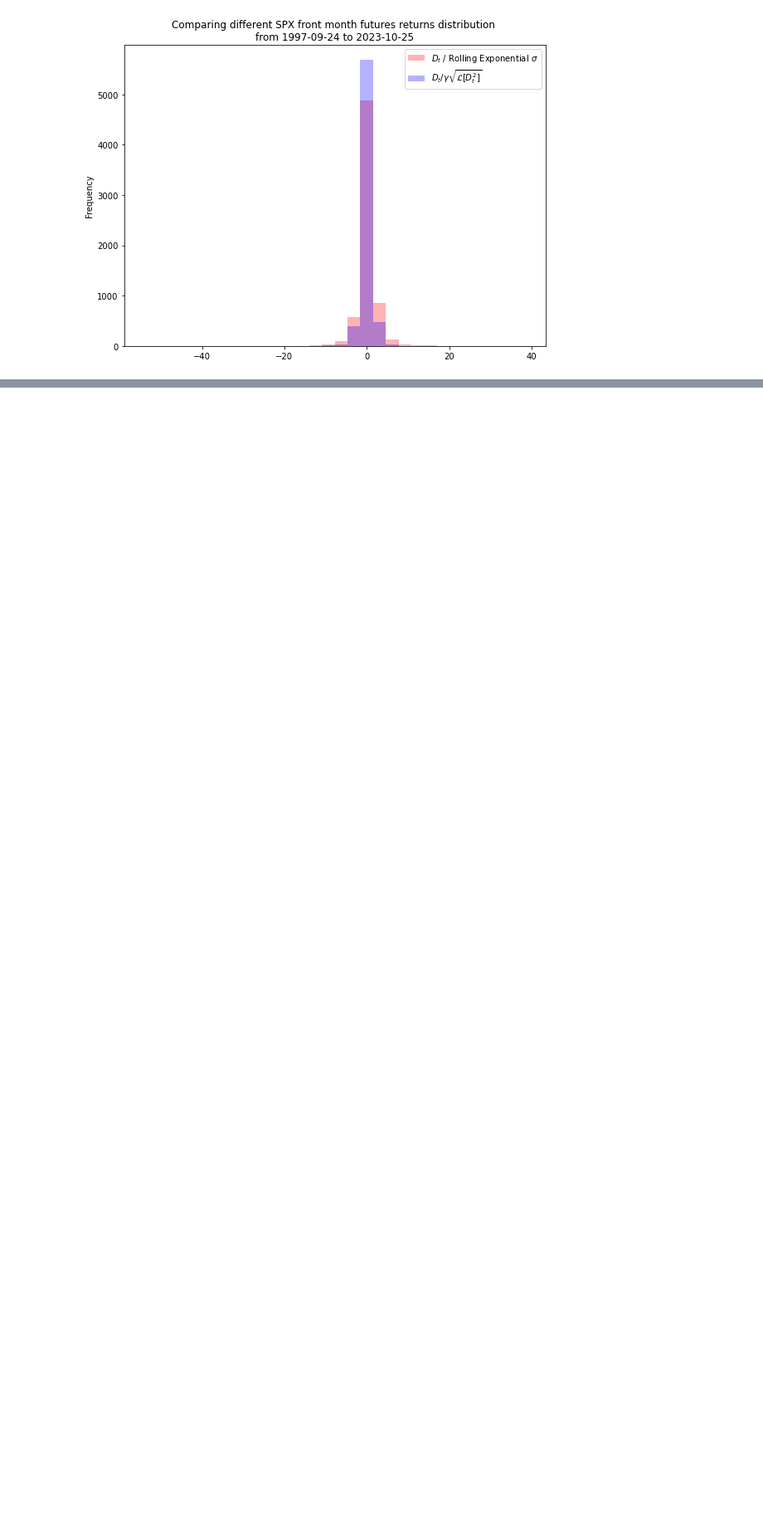
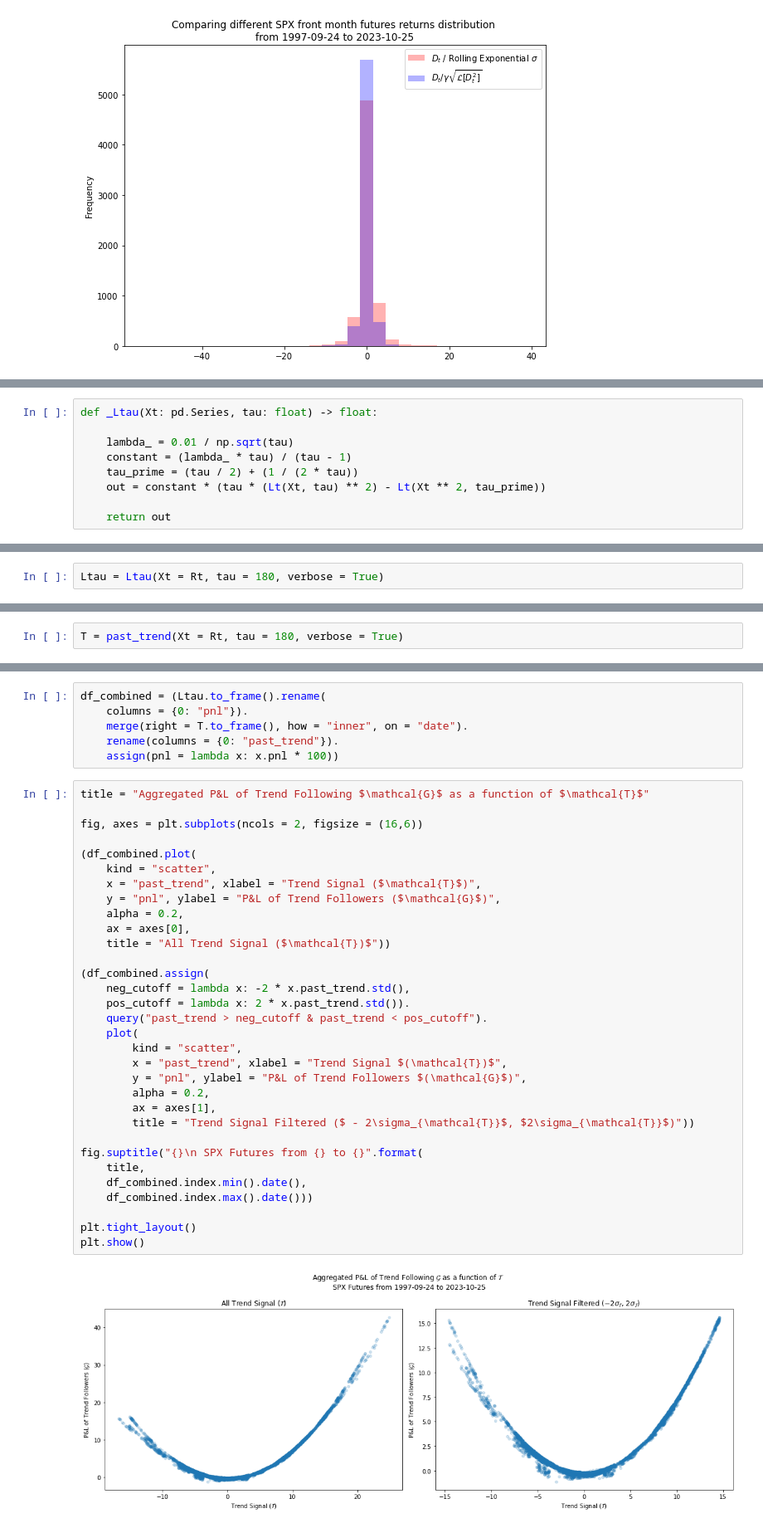
Before and after one commit to diegodalvarez/TrendConvexity, a Jupyter notebook: notebooks/TrendConvexity.ipynb, the cells around one changed output, grey strips where cells are left out. Shown at 83% size. Cells and saved outputs as stored; diff of their text form; blank space fills up the shorter version.

```diff
--- a/notebooks/TrendConvexity.ipynb
+++ b/notebooks/TrendConvexity.ipynb
@@ -387,0 +409,9 @@ plt.show()
+# %%
+def _Ltau(Xt: pd.Series, tau: float) -> float:
+
+    lambda_ = 0.01 / np.sqrt(tau)
+    constant = (lambda_ * tau) / (tau - 1)
+    tau_prime = (tau / 2) + (1 / (2 * tau))
+    out = constant * (tau * (Lt(Xt, tau) ** 2) - Lt(Xt ** 2, tau_prime))
+
+    return out
@@ -387,0 +457,2 @@ plt.show()
+# %%
+Ltau = Ltau(Xt = Rt, tau = 180, verbose = True)
@@ -387,0 +472,2 @@ plt.show()
+# %%
+T = past_trend(Xt = Rt, tau = 180, verbose = True)
@@ -387,0 +487,40 @@ plt.show()
+# %%
+df_combined = (Ltau.to_frame().rename(
+    columns = {0: "pnl"}).
+    merge(right = T.to_frame(), how = "inner", on = "date").
+    rename(columns = {0: "past_trend"}).
+    assign(pnl = lambda x: x.pnl * 100))
+# %%
+title = "Aggregated P&L of Trend Following $\mathcal{G}$ as a function of $\mathcal{T}$"
+
+fig, axes = plt.subplots(ncols = 2, figsize = (16,6))
+
+(df_combined.plot(
+    kind = "scatter",
+    x = "past_trend", xlabel = "Trend Signal ($\mathcal{T}$)",
+    y = "pnl", ylabel = "P&L of Trend Followers ($\mathcal{G}$)",
+    alpha = 0.2,
+    ax = axes[0],
+    title = "All Trend Signal ($\mathcal{T})$"))
+
+(df_combined.assign(
+    neg_cutoff = lambda x: -2 * x.past_trend.std(),
+    pos_cutoff = lambda x: 2 * x.past_trend.std()).
+    query("past_trend > neg_cutoff & past_trend < pos_cutoff").
+    plot(
+        kind = "scatter",
+        x = "past_trend", xlabel = "Trend Signal $(\mathcal{T})$",
+        y = "pnl", ylabel = "P&L of Trend Followers $(\mathcal{G}$)",
+        alpha = 0.2,
+        ax = axes[1],
+        title = "Trend Signal Filtered ($ - 2\sigma_{\mathcal{T}}$, $2\sigma_{\mathcal{T}}$)"))
+
+fig.suptitle("{}\n SPX Futures from {} to {}".format(
+    title,
+    df_combined.index.min().date(),
+    df_combined.index.max().date()))
+
+plt.tight_layout()
+plt.show()
+# %% [output]
+[figure, added]
```
Also changed, not shown: parts of 10 cells of this notebook, 1 other file.
